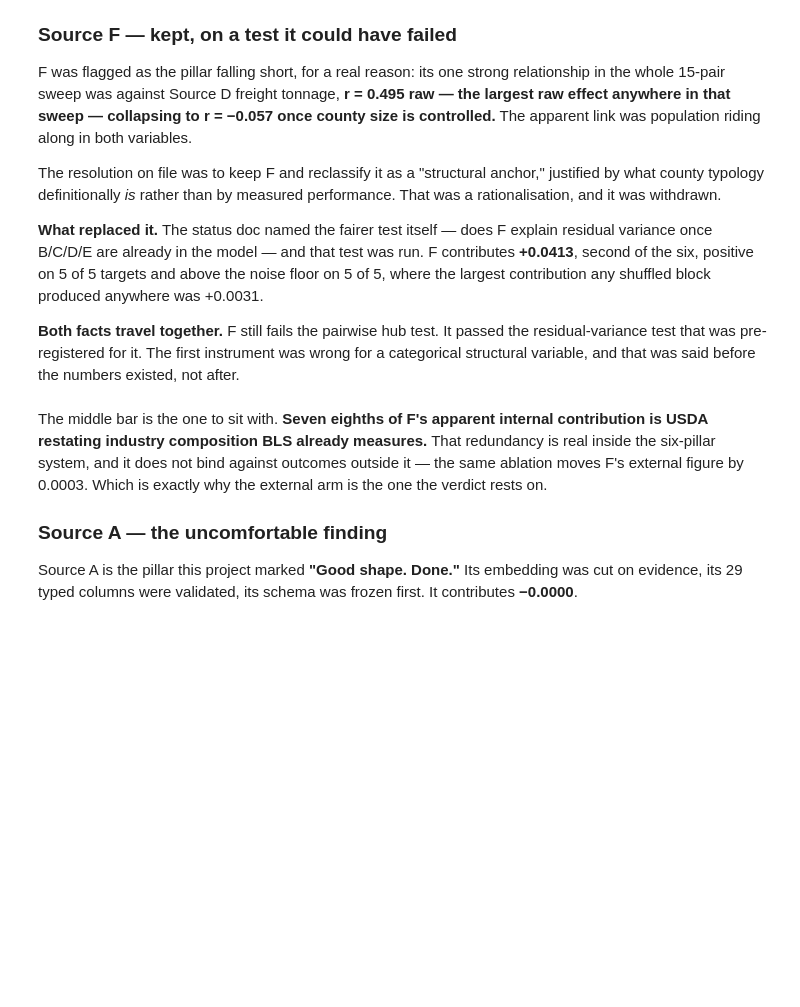
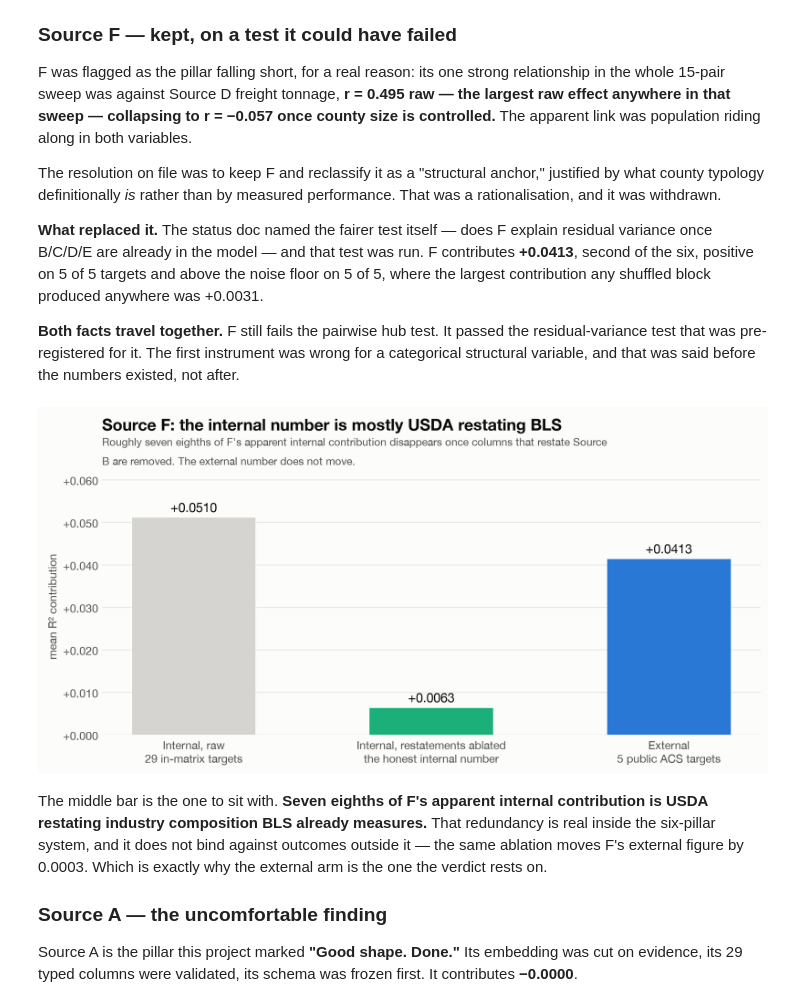
Before and after one commit to Max-Garcia-06/macro_embeddings, a Jupyter notebook: analysis-output/E_macro_pillar_worth_2026-08-13.ipynb, the cells around one changed output. Saved outputs shown, nothing was run; the diff lists cells and outputs as text; code cells hidden in the pictures; blank space fills up the shorter version.

```diff
--- a/analysis-output/E_macro_pillar_worth_2026-08-13.ipynb
+++ b/analysis-output/E_macro_pillar_worth_2026-08-13.ipynb
@@ -319,31 +353,34 @@ existed, not after.
 # %%
 fb = blk["by_block"]["F"]
 # Headline external figure, not the `_no_ametro` robustness variant — see the
 # comment on the section 2 figure.
 f_ext = ext["drop_one"]["size_emacro_drop_F"]["mean_contribution_ablated"]
+# NOTE: newlines in these labels are escaped because this cell's source is a
+# non-raw triple-quoted string in the builder — an unescaped \n would be
+# consumed at build time and split the string literal.
 bars = [
-    ("Internal, raw<br><span style='font-size:12px'>29 in-matrix targets</span>",
-     fb["mean_lift"], MUTED),
-    ("Internal, restatements ablated<br><span style='font-size:12px'>the honest internal number</span>",
+    ("Internal, raw\n29 in-matrix targets", fb["mean_lift"], MUTED),
+    ("Internal, restatements ablated\nthe honest internal number",
      fb["mean_lift_ablated"], AQUA),
-    ("External<br><span style='font-size:12px'>5 public ACS targets</span>",
-     f_ext, BLUE),
+    ("External\n5 public ACS targets", f_ext, BLUE),
 ]
-fig = go.Figure(go.Bar(
-    x=[b[0] for b in bars], y=[b[1] for b in bars],
-    marker_color=[b[2] for b in bars],
-    text=[f"{b[1]:+.4f}" for b in bars], textposition="outside",
-    textfont=dict(size=16), cliponaxis=False,
-    hovertemplate="%{x}<br>%{y:+.4f}<extra></extra>", showlegend=False,
-))
-style(fig,
+x = np.arange(len(bars))
+vals = [b[1] for b in bars]
+fig, ax = plt.subplots(figsize=(11, 4.3))
+ax.bar(x, vals, 0.52, color=[b[2] for b in bars])
+ax.set_xticks(x)
+ax.set_xticklabels([b[0] for b in bars])
+ax.set_ylim(0, max(vals) * 1.18)
+label_bars(ax, x, vals, size=12)
+ax.yaxis.set_major_formatter(FuncFormatter(lambda v, _: f"{v:+.3f}"))
+ax.set_ylabel("mean R² contribution", fontsize=10.5, color=INK2)
+style(ax,
       "Source F: the internal number is mostly USDA restating BLS",
       "Roughly seven eighths of F's apparent internal contribution disappears once "
-      "columns that restate Source B are removed. The external number does not move.",
-      height=450, legend=False)
-fig.update_yaxes(title="mean R² contribution", tickformat="+.3f",
-                 range=[0, max(b[1] for b in bars) * 1.2])
-fig.show()
+      "columns that restate Source B are removed. The external number does not move.")
+plt.show()
+# %% [output]
+[figure, added]
 # %% [markdown]
 The middle bar is the one to sit with. **Seven eighths of F's apparent internal
 contribution is USDA restating industry composition BLS already measures.** That
```
Also changed, not shown: parts of 7 cells of this notebook, 2 other files.
